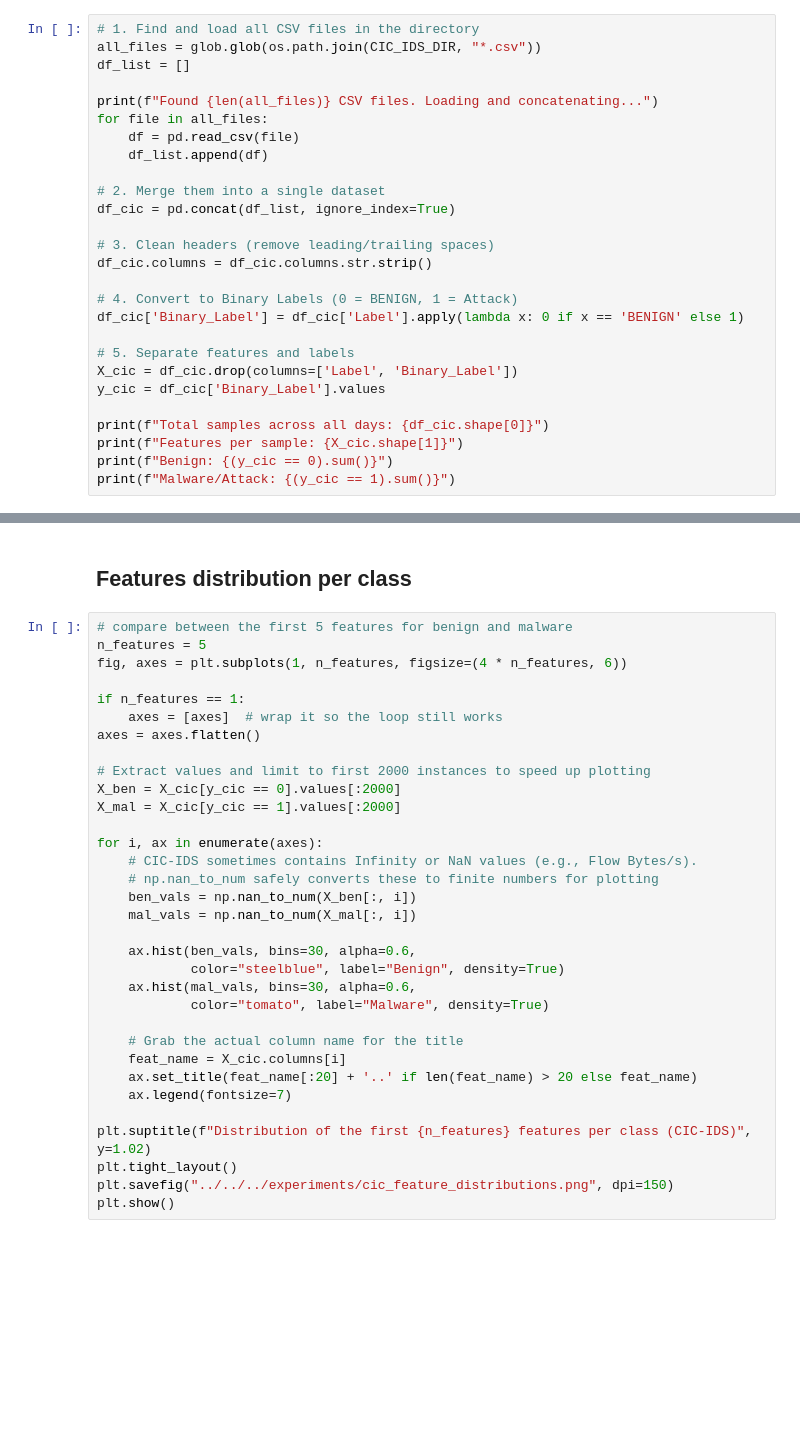
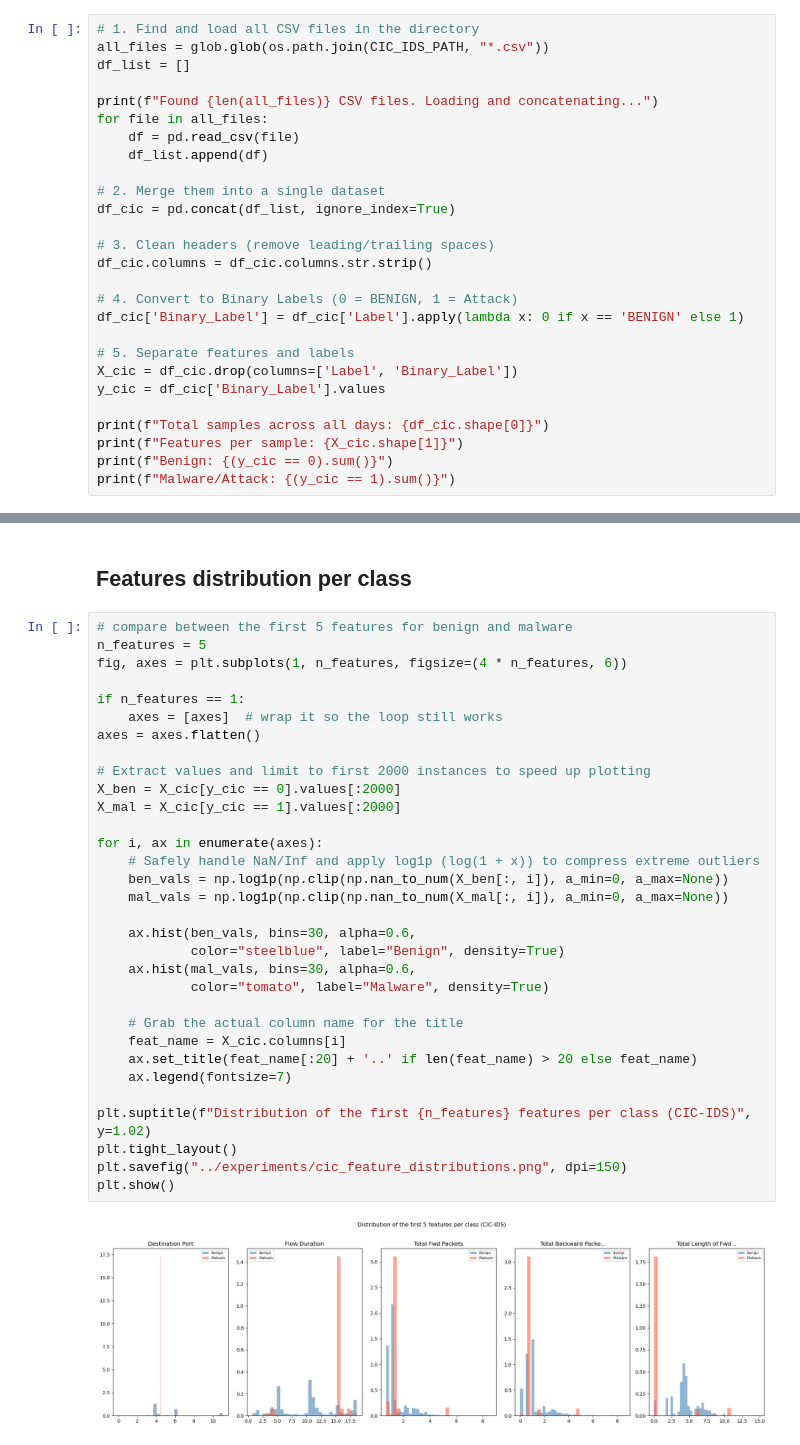
Before and after one commit to SimonRi1/DeepGraphDefense-GNN, a Jupyter notebook: notebooks/01_data_exploration_CIC.ipynb, the cells around one changed output, grey strips where cells are left out. Drawn from its saved outputs; the diff is of its cells as text; blank space fills up the shorter version.

Commit message:
fix: graphs fix

```diff
--- a/notebooks/01_data_exploration_CIC.ipynb
+++ b/notebooks/01_data_exploration_CIC.ipynb
@@ -12,7 +12,7 @@ CIC_IDS_PATH = "../data/raw/CIC-IDS-2017"
 ## Load the dataset
 # %%
 # 1. Find and load all CSV files in the directory
-all_files = glob.glob(os.path.join(CIC_IDS_DIR, "*.csv"))
+all_files = glob.glob(os.path.join(CIC_IDS_PATH, "*.csv"))
 df_list = []
 
 print(f"Found {len(all_files)} CSV files. Loading and concatenating...")
@@ -73,33 +99,34 @@ print(X_cic.head(n_samples).describe().round(3))
 # %%
 # compare between the first 5 features for benign and malware
 n_features = 5
 fig, axes = plt.subplots(1, n_features, figsize=(4 * n_features, 6))
 
 if n_features == 1:
     axes = [axes]  # wrap it so the loop still works
 axes = axes.flatten()
 
 # Extract values and limit to first 2000 instances to speed up plotting
 X_ben = X_cic[y_cic == 0].values[:2000]
 X_mal = X_cic[y_cic == 1].values[:2000]
 
 for i, ax in enumerate(axes):
-    # CIC-IDS sometimes contains Infinity or NaN values (e.g., Flow Bytes/s).
-    # np.nan_to_num safely converts these to finite numbers for plotting
-    ben_vals = np.nan_to_num(X_ben[:, i])
-    mal_vals = np.nan_to_num(X_mal[:, i])
+    # Safely handle NaN/Inf and apply log1p (log(1 + x)) to compress extreme outliers
+    ben_vals = np.log1p(np.clip(np.nan_to_num(X_ben[:, i]), a_min=0, a_max=None))
+    mal_vals = np.log1p(np.clip(np.nan_to_num(X_mal[:, i]), a_min=0, a_max=None))
 
     ax.hist(ben_vals, bins=30, alpha=0.6,
             color="steelblue", label="Benign", density=True)
     ax.hist(mal_vals, bins=30, alpha=0.6,
             color="tomato", label="Malware", density=True)
 
     # Grab the actual column name for the title
     feat_name = X_cic.columns[i]
     ax.set_title(feat_name[:20] + '..' if len(feat_name) > 20 else feat_name)
     ax.legend(fontsize=7)
 
 plt.suptitle(f"Distribution of the first {n_features} features per class (CIC-IDS)", y=1.02)
 plt.tight_layout()
-plt.savefig("../../../experiments/cic_feature_distributions.png", dpi=150)
+plt.savefig("../experiments/cic_feature_distributions.png", dpi=150)
 plt.show()
+# %% [output]
+[figure, added]
```
Also changed, not shown: parts of 4 cells of this notebook, 1 other file.
